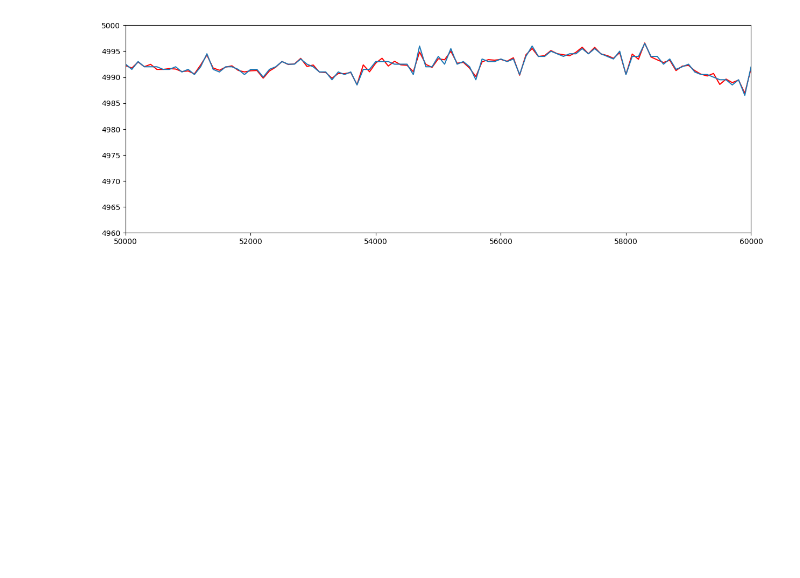
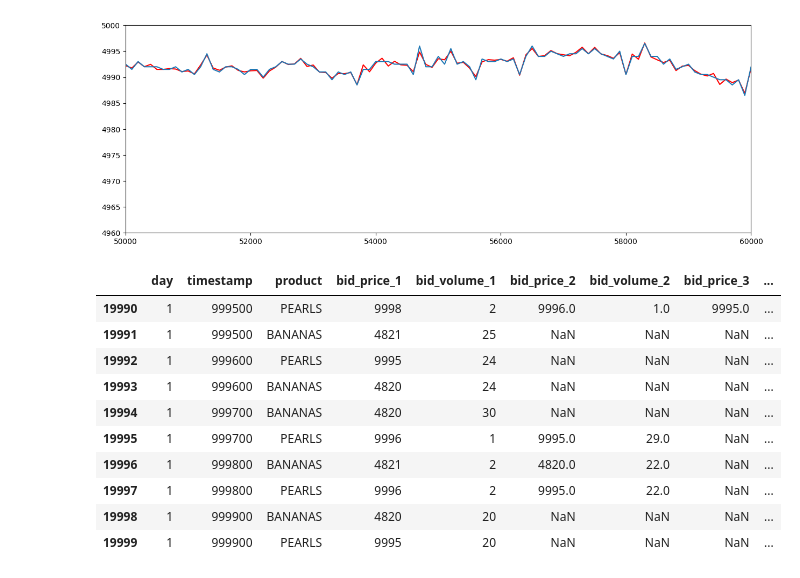
Before and after one commit to kzqiu/imc-2023, a Jupyter notebook: round1/data.ipynb, the cells around one changed output. Cells and saved outputs as stored; diff of their text form; code cells hidden in the pictures; blank space fills up the shorter version.

```diff
--- a/round1/data.ipynb
+++ b/round1/data.ipynb
@@ -450,3 +450,18 @@ plt.show()
 30000
 0.09798479314687092
 [figure]
+# %%
+results = pd.read_csv('./data/results.csv', sep=';')
+results.tail(10)
+# %% [output]
+|  | day | timestamp | product | bid_price_1 | bid_volume_1 | bid_price_2 | bid_volume_2 | bid_price_3 | ... |
+| 19990 | 1 | 999500 | PEARLS | 9998 | 2 | 9996.0 | 1.0 | 9995.0 | ... |
+| 19991 | 1 | 999500 | BANANAS | 4821 | 25 | NaN | NaN | NaN | ... |
+| 19992 | 1 | 999600 | PEARLS | 9995 | 24 | NaN | NaN | NaN | ... |
+| 19993 | 1 | 999600 | BANANAS | 4820 | 24 | NaN | NaN | NaN | ... |
+| 19994 | 1 | 999700 | BANANAS | 4820 | 30 | NaN | NaN | NaN | ... |
+| 19995 | 1 | 999700 | PEARLS | 9996 | 1 | 9995.0 | 29.0 | NaN | ... |
+| 19996 | 1 | 999800 | BANANAS | 4821 | 2 | 4820.0 | 22.0 | NaN | ... |
+| 19997 | 1 | 999800 | PEARLS | 9996 | 2 | 9995.0 | 22.0 | NaN | ... |
+| 19998 | 1 | 999900 | BANANAS | 4820 | 20 | NaN | NaN | NaN | ... |
+| 19999 | 1 | 999900 | PEARLS | 9995 | 20 | NaN | NaN | NaN | ... |
```
Also changed, not shown: parts of 2 cells of this notebook, 2 other files.
